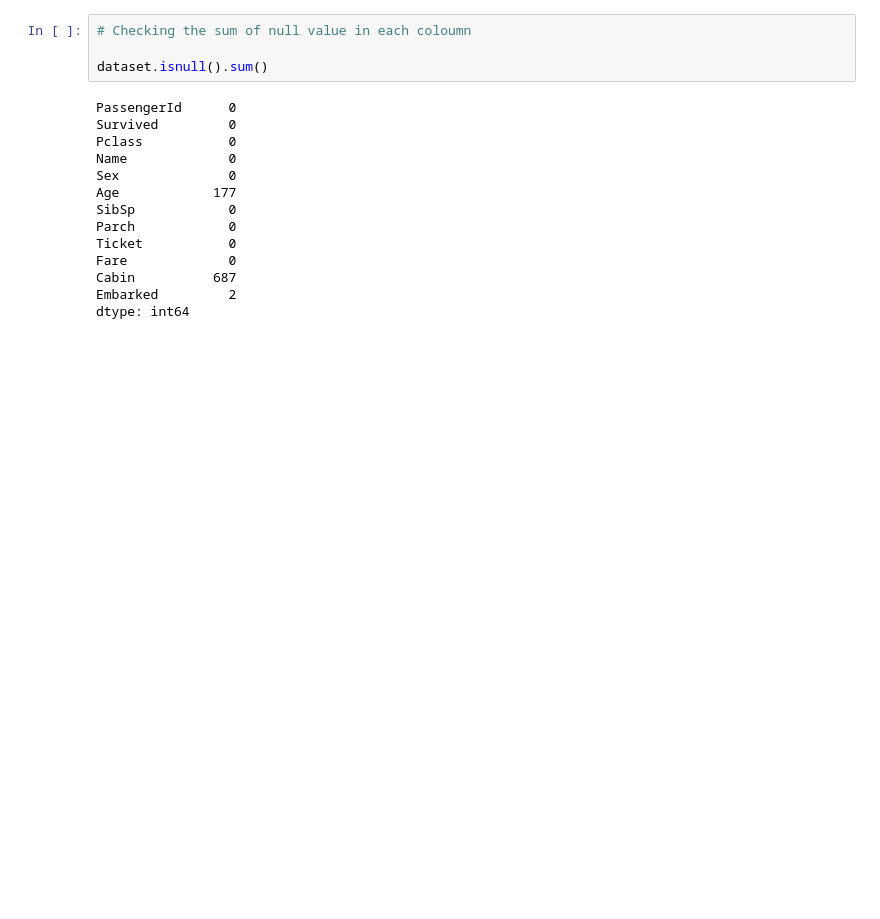
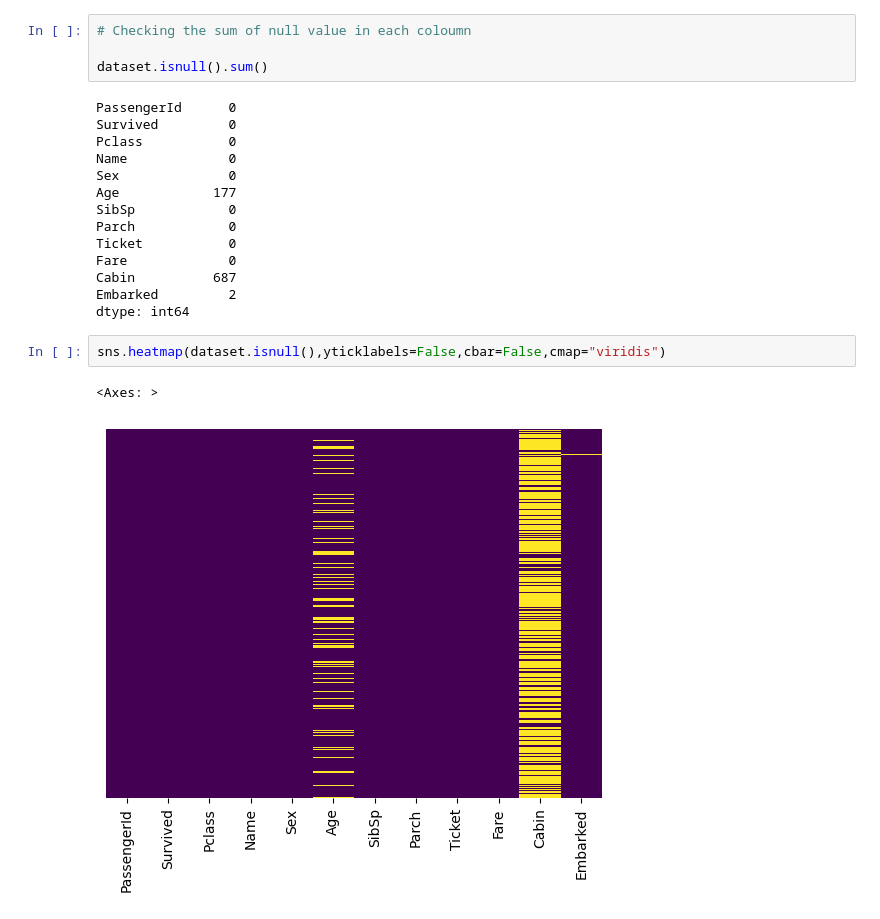
Before and after one commit to 2004apurva/Road_to_AI, a Jupyter notebook: DATA_ANALYSIS Krish/Exploratory_data_analysis.ipynb, the cells around one changed output. Saved outputs shown, nothing was run; the diff lists cells and outputs as text; blank space fills up the shorter version.

```diff
--- a/DATA_ANALYSIS Krish/Exploratory_data_analysis.ipynb
+++ b/DATA_ANALYSIS Krish/Exploratory_data_analysis.ipynb
@@ -74,3 +74,8 @@ Fare             0
 Cabin          687
 Embarked         2
 dtype: int64
+# %%
+sns.heatmap(dataset.isnull(),yticklabels=False,cbar=False,cmap="viridis")
+# %% [output]
+<Axes: >
+[figure, added]
```
Also changed, not shown: parts of 3 cells of this notebook.
